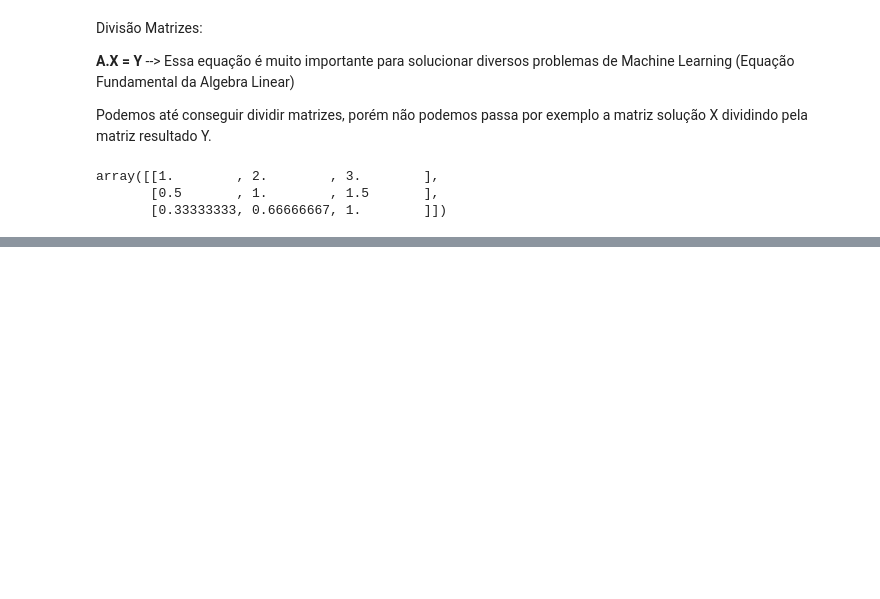
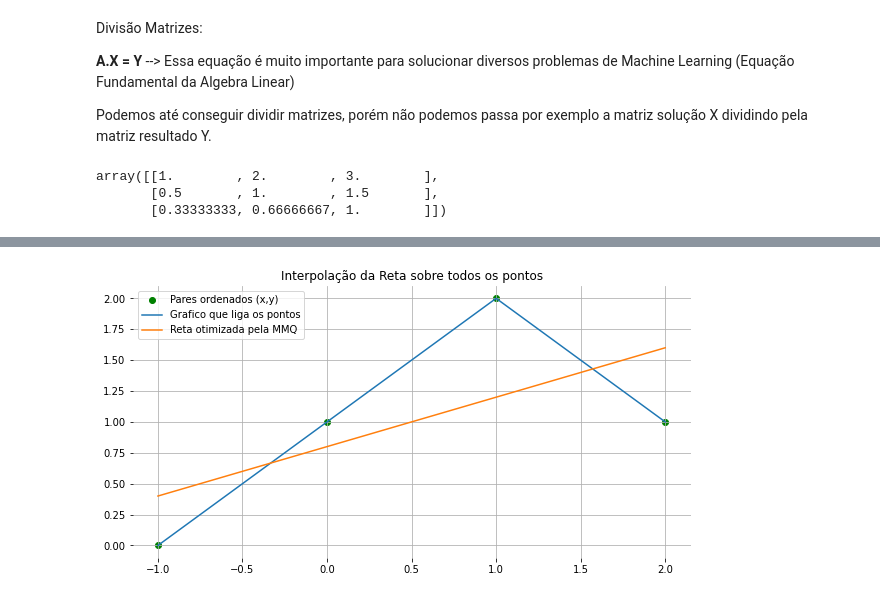
Before and after one commit to mvsampaio98/Data_Science, a Jupyter notebook: Estudos/FIAP/Fase1/3_Estatistica_e_Angelin.ipynb, the cells around one changed output, grey strips where cells are left out. Drawn from its saved outputs; the diff is of its cells as text; code cells hidden in the pictures; blank space fills up the shorter version.

```diff
--- a/Estudos/FIAP/Fase1/3_Estatistica_e_Angelin.ipynb
+++ b/Estudos/FIAP/Fase1/3_Estatistica_e_Angelin.ipynb
@@ -100,0 +180,10 @@ array([[1.        , 2.        , 3.        ],
+# %%
+# y = mx + n
+# 0 = -m + n
+# 1 = n
+# 2 = m + n
+# 1 = 2m + n
+# A matriz A são os numeros que multiplicam os coeficientes angulares
+# e lineares de cada par ordenado:
+A = np.array([[-1,1], [0,1], [1,1], [2,1]])
+y = np.array([[y1], [y2], [y3], [y4]])
@@ -100,0 +213,28 @@ array([[1.        , 2.        , 3.        ],
+# %%
+x1,y1 = -1,0
+x2,y2 = 0,1
+x3,y3 = 1,2
+x4,y4 = 2,1
+
+x = [x1,x2,x3,x4]
+y = [y1,y2,y3,y4]
+
+import matplotlib.pyplot as plt
+
+plt.figure(figsize=(10,5))
+
+plt.scatter(x1,y1,color = 'green', label = 'Pares ordenados (x,y)')
+plt.scatter(x2,y2,color = 'green')
+plt.scatter(x3,y3,color = 'green')
+plt.scatter(x4,y4,color = 'green')
+
+v_x = np.linspace(-1,2)
+plt.plot(x,y, label = 'Grafico que liga os pontos')
+plt.plot(v_x, m*v_x+n, label = 'Reta otimizada pela MMQ')
+plt.grid(True)
+plt.box(False)
+plt.legend()
+plt.title('Interpolação da Reta sobre todos os pontos')
+plt.show()
+# %% [output]
+[figure, added]
```
Also changed, not shown: parts of 17 cells of this notebook, 1 other file.
